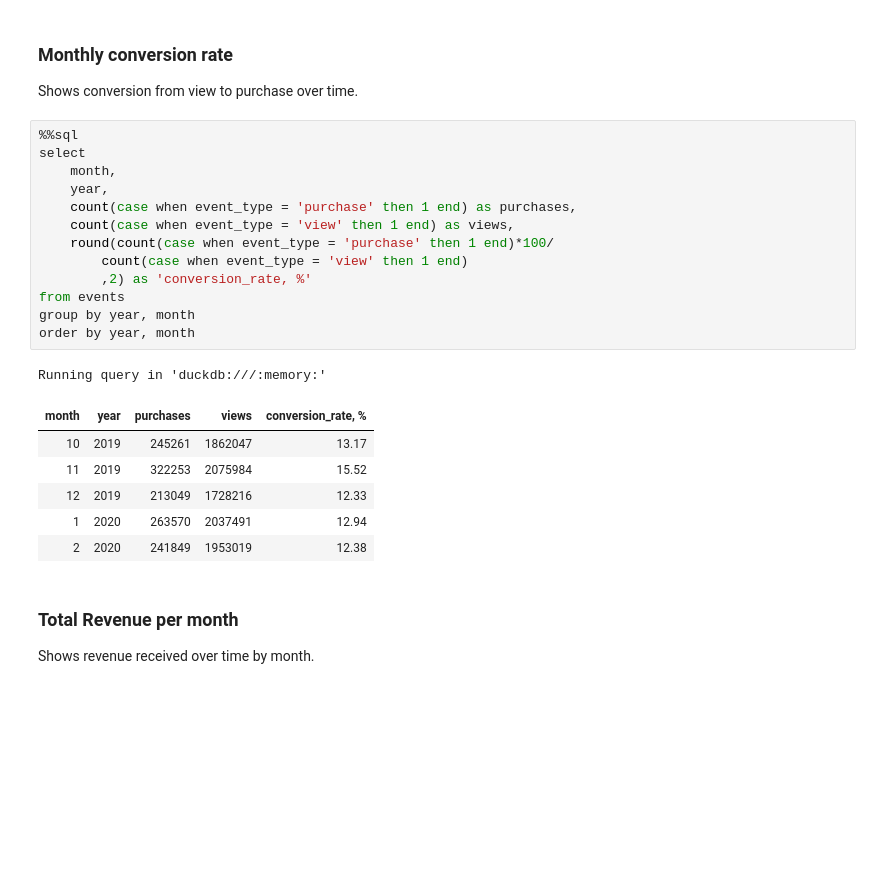
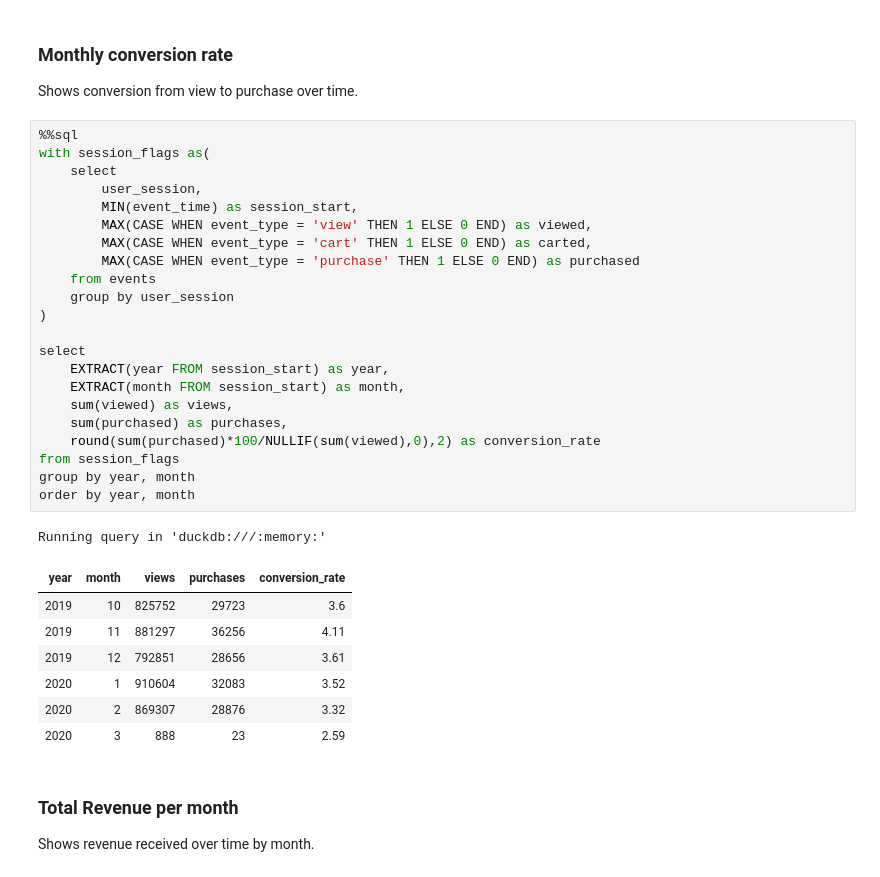
Before and after one commit to Makhlun/cosmetics-ecommerce-analysis, a Jupyter notebook: exploratory_process.ipynb, the cells around one changed output. Cells and saved outputs as stored; diff of their text form; blank space fills up the shorter version.

```diff
--- a/exploratory_process.ipynb
+++ b/exploratory_process.ipynb
@@ -145,25 +180,35 @@ Running query in 'duckdb:///:memory:'
 Shows conversion from view to purchase over time.
 # %%
 %%sql
+with session_flags as(
+    select
+        user_session,
+        MIN(event_time) as session_start,
+        MAX(CASE WHEN event_type = 'view' THEN 1 ELSE 0 END) as viewed,
+        MAX(CASE WHEN event_type = 'cart' THEN 1 ELSE 0 END) as carted,
+        MAX(CASE WHEN event_type = 'purchase' THEN 1 ELSE 0 END) as purchased
+    from events
+    group by user_session
+)
+
 select
-    month,
-    year,
-    count(case when event_type = 'purchase' then 1 end) as purchases,
-    count(case when event_type = 'view' then 1 end) as views,
-    round(count(case when event_type = 'purchase' then 1 end)*100/
-        count(case when event_type = 'view' then 1 end)
-        ,2) as 'conversion_rate, %'
-from events
+    EXTRACT(year FROM session_start) as year,
+    EXTRACT(month FROM session_start) as month,
+    sum(viewed) as views,
+    sum(purchased) as purchases,
+    round(sum(purchased)*100/NULLIF(sum(viewed),0),2) as conversion_rate
+from session_flags
 group by year, month
 order by year, month
 # %% [output]
 Running query in 'duckdb:///:memory:'
-| month | year | purchases | views | conversion_rate, % |
-| 10 | 2019 | 245261 | 1862047 | 13.17 |
-| 11 | 2019 | 322253 | 2075984 | 15.52 |
-| 12 | 2019 | 213049 | 1728216 | 12.33 |
-| 1 | 2020 | 263570 | 2037491 | 12.94 |
-| 2 | 2020 | 241849 | 1953019 | 12.38 |
+| year | month | views | purchases | conversion_rate |
+| 2019 | 10 | 825752 | 29723 | 3.6 |
+| 2019 | 11 | 881297 | 36256 | 4.11 |
+| 2019 | 12 | 792851 | 28656 | 3.61 |
+| 2020 | 1 | 910604 | 32083 | 3.52 |
+| 2020 | 2 | 869307 | 28876 | 3.32 |
+| 2020 | 3 | 888 | 23 | 2.59 |
 # %% [markdown]
 ### Total Revenue per month
 
```
Also changed, not shown: parts of 13 cells of this notebook.
